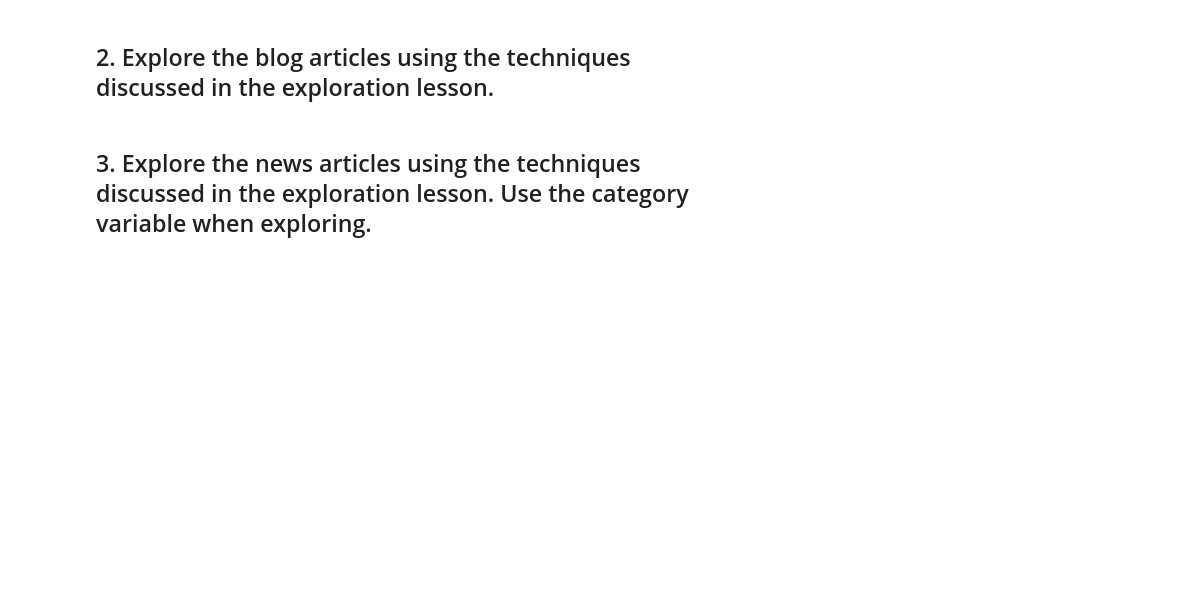
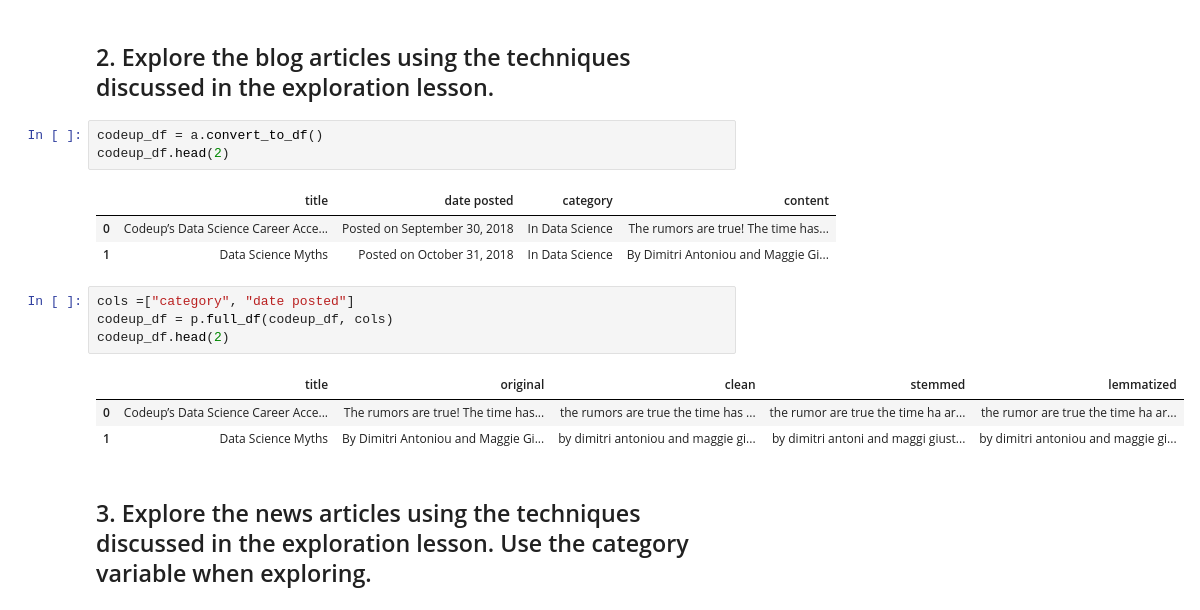
Before and after one commit to o0amandagomez0o/natural-language-processing, a Jupyter notebook: Untitled.ipynb, the cells around one changed output. Saved outputs shown, nothing was run; the diff lists cells and outputs as text; blank space fills up the shorter version.

```diff
--- a/Untitled.ipynb
+++ b/Untitled.ipynb
@@ -305,5 +301,20 @@ for ax in axs: ax.axis('off')
 ['call', 'call', 'call', 'call', 'call']
 # %% [markdown]
 ## 2. Explore the blog articles using the techniques discussed in the exploration lesson.
+# %%
+codeup_df = a.convert_to_df()
+codeup_df.head(2)
+# %% [output]
+|  | title | date posted | category | content |
+| 0 | Codeup’s Data Science Career Acce... | Posted on September 30, 2018 | In Data Science | The rumors are true! The time has... |
+| 1 | Data Science Myths | Posted on October 31, 2018 | In Data Science | By Dimitri Antoniou and Maggie Gi... |
+# %%
+cols =["category", "date posted"]
+codeup_df = p.full_df(codeup_df, cols)
+codeup_df.head(2)
+# %% [output]
+|  | title | original | clean | stemmed | lemmatized |
+| 0 | Codeup’s Data Science Career Acce... | The rumors are true! The time has... | the rumors are true the time has ... | the rumor are true the time ha ar... | the rumor are true the time ha ar... |
+| 1 | Data Science Myths | By Dimitri Antoniou and Maggie Gi... | by dimitri antoniou and maggie gi... | by dimitri antoni and maggi giust... | by dimitri antoniou and maggie gi... |
 # %% [markdown]
 ## 3. Explore the news articles using the techniques discussed in the exploration lesson. Use the category variable when exploring.
```
Also changed, not shown: parts of 10 cells of this notebook.
